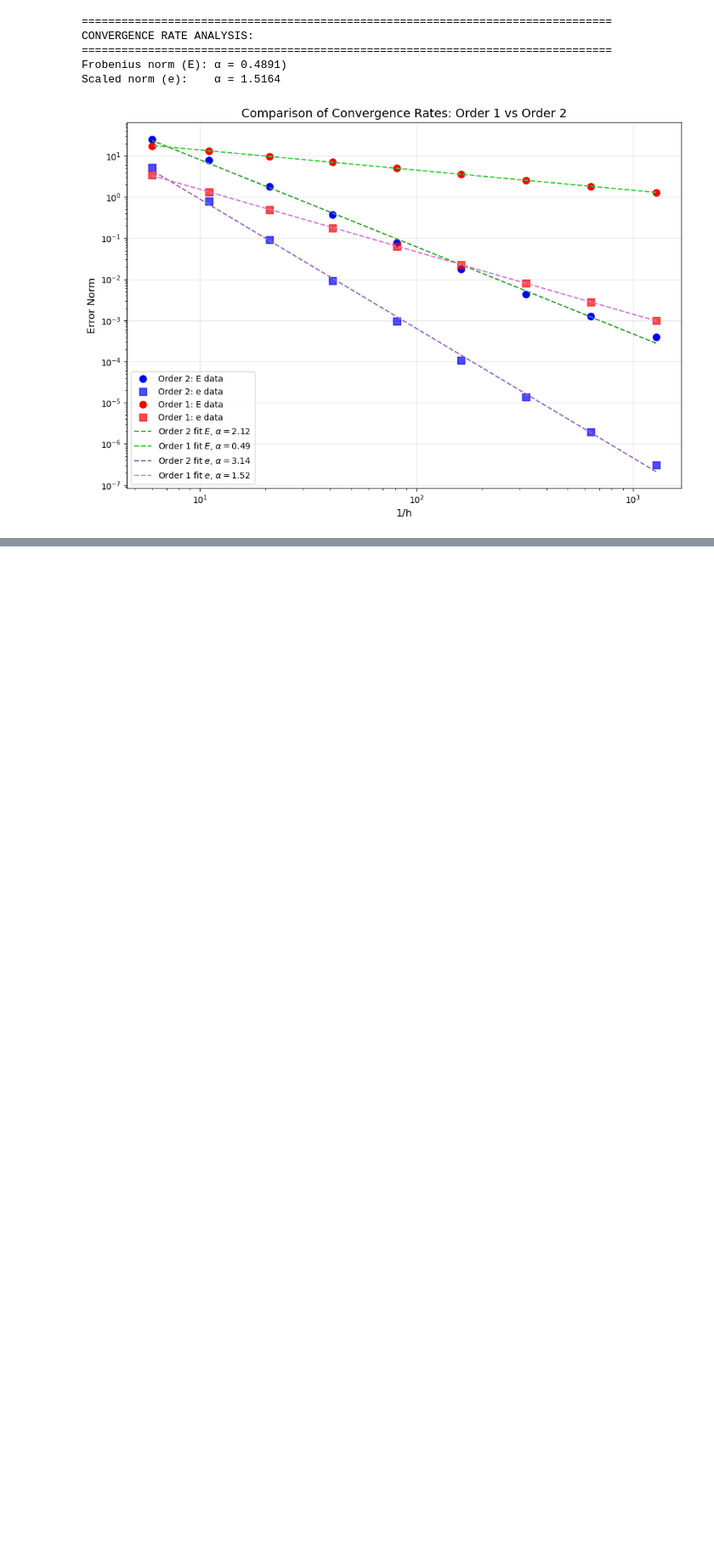
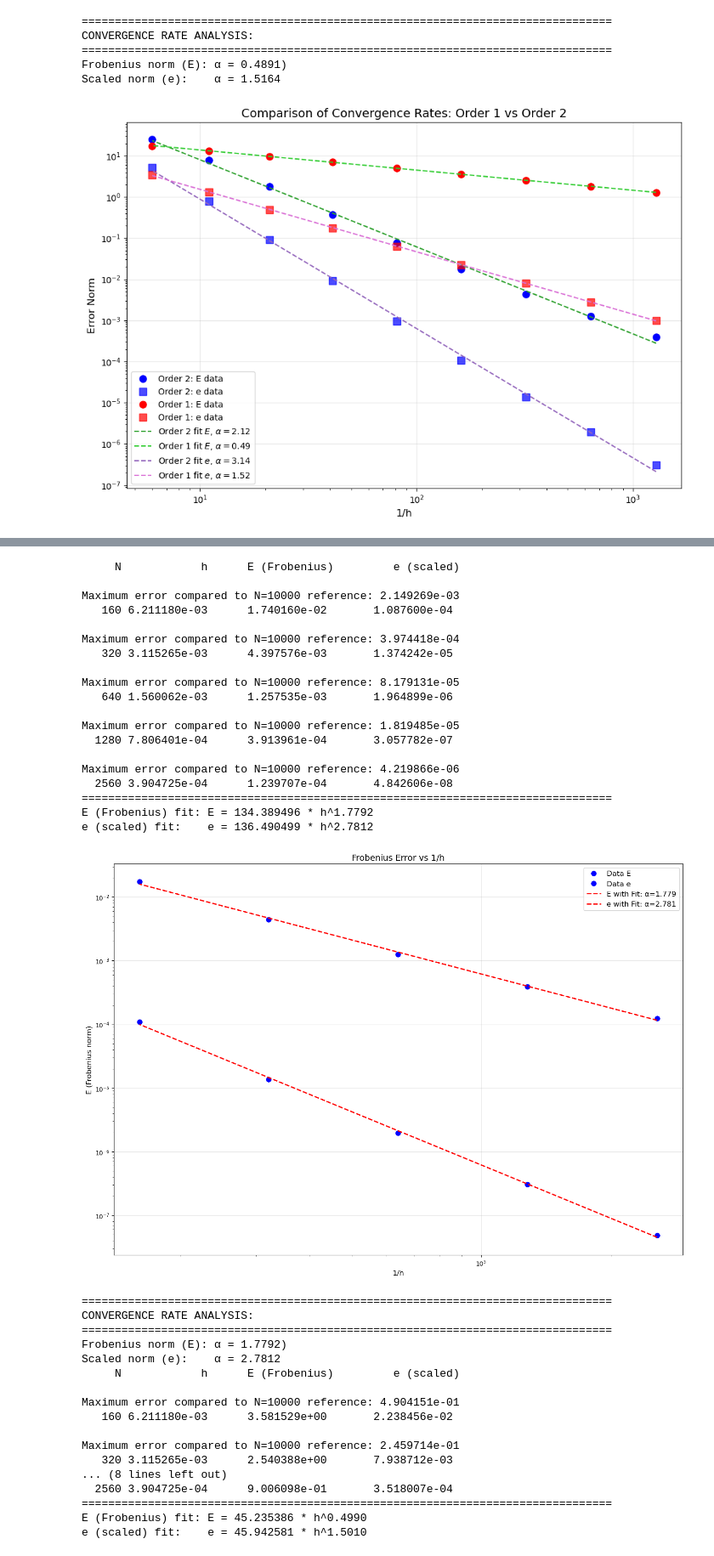
Before and after one commit to rx9933/COE-347, a Jupyter notebook: HW04/p5_p6.ipynb, the cells around one changed output, grey strips where cells are left out. Shown at 85% size. Saved outputs shown, nothing was run; the diff lists cells and outputs as text; code cells hidden in the pictures; blank space fills up the shorter version.

```diff
--- a/HW04/p5_p6.ipynb
+++ b/HW04/p5_p6.ipynb
@@ -178,11 +178,11 @@ from scipy.interpolate import CubicSpline
 from scipy.optimize import curve_fit
 import warnings; warnings.filterwarnings('ignore')
 
-def fit_and_plot_convergence(fd_order=2):
+def fit_and_plot_convergence(fd_order=2,  N_values = [5, 10, 20, 40, 80, 160, 320, 640, 1280]):
     L = 1.
     E = lambda u_num, u_ref: np.linalg.norm(u_num - u_ref)
     e = lambda u_num, u_ref: np.linalg.norm(u_num - u_ref) / len(u_num)
-    N_values = [5, 10, 20, 40, 80, 160, 320, 640, 1280]
+
     results = {
         'N': [],
         'h': [],
@@ -354,0 +357,75 @@ plt.show()
+# %%
+results_2, E_fit_2, e_fit_2, α_E2, α_e2= fit_and_plot_convergence(fd_order=2, N_values = [5*2**i for i in range(5,10)])
+results_1, E_fit_1, e_fit_1, α_E1, α_e1 = fit_and_plot_convergence(fd_order=1,  N_values = [5*2**i for i in range(5,10)])
+fig, ax = plt.subplots(figsize=(10, 7))
+
+# Plot order 2 results
+ax.loglog(1/results_2['h'], results_2['E'], 'bo', linewidth=2, markersize=8,
+          label='Order 2: E data')
+ax.loglog(1/results_2['h'], results_2['e'], 'bs', linewidth=2, markersize=8,
+          label='Order 2: e data', alpha=0.7)
+
+# Plot order 1 results
+ax.loglog(1/results_1['h'], results_1['E'], 'ro', linewidth=2, markersize=8,
+          label='Order 1: E data')
+ax.loglog(1/results_1['h'], results_1['e'], 'rs', linewidth=2, markersize=8,
+          label='Order 1: e data', alpha=0.7)
+
+h_fit = np.logspace(np.log10(min(results_1['h'])), np.log10(max(results_1['h'])), 100)
+ax.loglog(1/h_fit, E_fit_2, color='tab:green', linestyle='--', linewidth=1.5,
+        label=rf'Order 2 fit $E$, $\alpha={α_E2:.2f}$')
+
+ax.loglog(1/h_fit, E_fit_1, color='limegreen', linestyle='--', linewidth=1.5,
+        label=rf'Order 1 fit $E$, $\alpha={α_E1:.2f}$')
+
+ax.loglog(1/h_fit, e_fit_2, color='tab:purple', linestyle='--', linewidth=1.5,
+        label=rf'Order 2 fit $e$, $\alpha={α_e2:.2f}$')
+
+ax.loglog(1/h_fit, e_fit_1, color='orchid', linestyle='--', linewidth=1.5,
+        label=rf'Order 1 fit $e$, $\alpha={α_e1:.2f}$')
+
+ax.set_xlabel('1/h', fontsize=12)
+ax.set_ylabel('Error Norm', fontsize=12)
+ax.set_title('Comparison of Convergence Rates: Order 1 vs Order 2', fontsize=14)
+ax.grid(True, alpha=0.3)
+ax.legend(fontsize=10)
+plt.tight_layout()
+plt.show()
+# %% [output]
+     N            h      E (Frobenius)         e (scaled)
+
+Maximum error compared to N=10000 reference: 2.149269e-03
+   160 6.211180e-03      1.740160e-02       1.087600e-04
+
+Maximum error compared to N=10000 reference: 3.974418e-04
+   320 3.115265e-03      4.397576e-03       1.374242e-05
+
+Maximum error compared to N=10000 reference: 8.179131e-05
+   640 1.560062e-03      1.257535e-03       1.964899e-06
+
+Maximum error compared to N=10000 reference: 1.819485e-05
+  1280 7.806401e-04      3.913961e-04       3.057782e-07
+
+Maximum error compared to N=10000 reference: 4.219866e-06
+  2560 3.904725e-04      1.239707e-04       4.842606e-08
+================================================================================
+E (Frobenius) fit: E = 134.389496 * h^1.7792
+e (scaled) fit:    e = 136.490499 * h^2.7812
+[figure, added]
+================================================================================
+CONVERGENCE RATE ANALYSIS:
+================================================================================
+Frobenius norm (E): α = 1.7792)
+Scaled norm (e):    α = 2.7812
+     N            h      E (Frobenius)         e (scaled)
+
+Maximum error compared to N=10000 reference: 4.904151e-01
+   160 6.211180e-03      3.581529e+00       2.238456e-02
+
+Maximum error compared to N=10000 reference: 2.459714e-01
+   320 3.115265e-03      2.540388e+00       7.938712e-03
+... (8 lines left out)
+  2560 3.904725e-04      9.006098e-01       3.518007e-04
+================================================================================
+E (Frobenius) fit: E = 45.235386 * h^0.4990
+e (scaled) fit:    e = 45.942581 * h^1.5010
```
Also changed, not shown: parts of 3 cells of this notebook, 1 other file.
